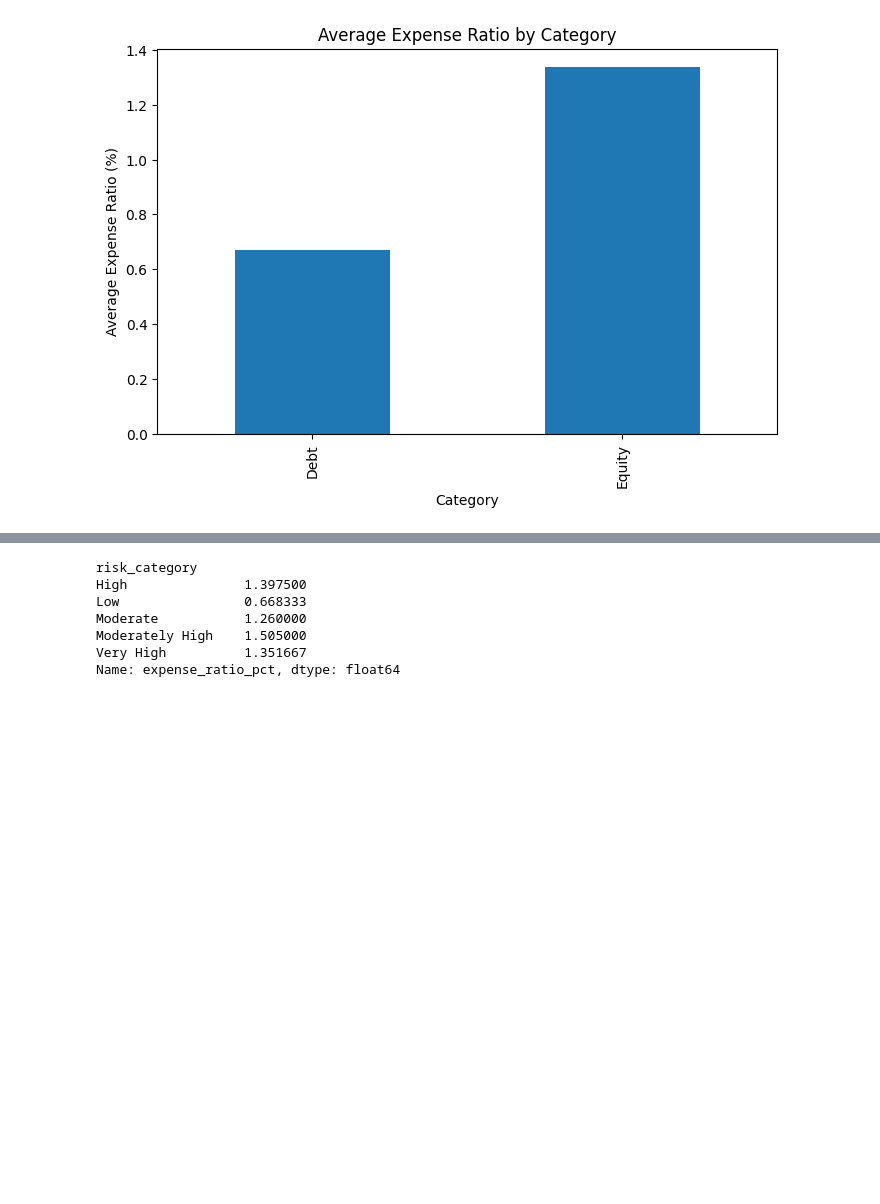
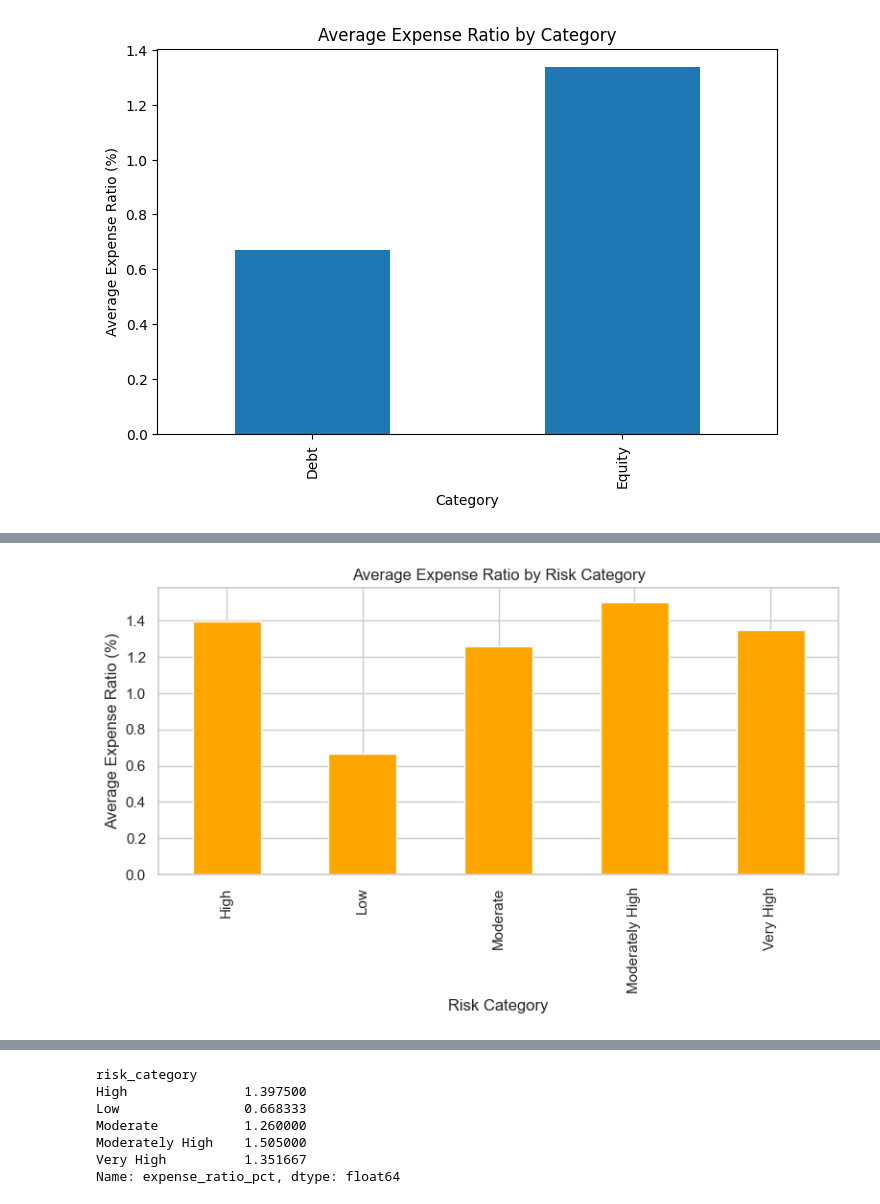
Before and after one commit to singhradhika26986-ops/capstone-mutual-fund-analytics, a Jupyter notebook: notebooks/eda_analysis.ipynb, the cells around one changed output, grey strips where cells are left out. Saved outputs shown, nothing was run; the diff lists cells and outputs as text; code cells hidden in the pictures; blank space fills up the shorter version.

```diff
--- a/notebooks/eda_analysis.ipynb
+++ b/notebooks/eda_analysis.ipynb
@@ -218,0 +300,14 @@ plt.show()
+# %%
+fund.groupby("risk_category")["expense_ratio_pct"].mean().plot(
+    kind="bar",
+    figsize=(8,5),
+    color="orange"
+)
+
+plt.title("Average Expense Ratio by Risk Category")
+plt.xlabel("Risk Category")
+plt.ylabel("Average Expense Ratio (%)")
+plt.tight_layout()
+plt.show()
+# %% [output]
+[figure, added]
```
Also changed, not shown: parts of 21 cells of this notebook.
